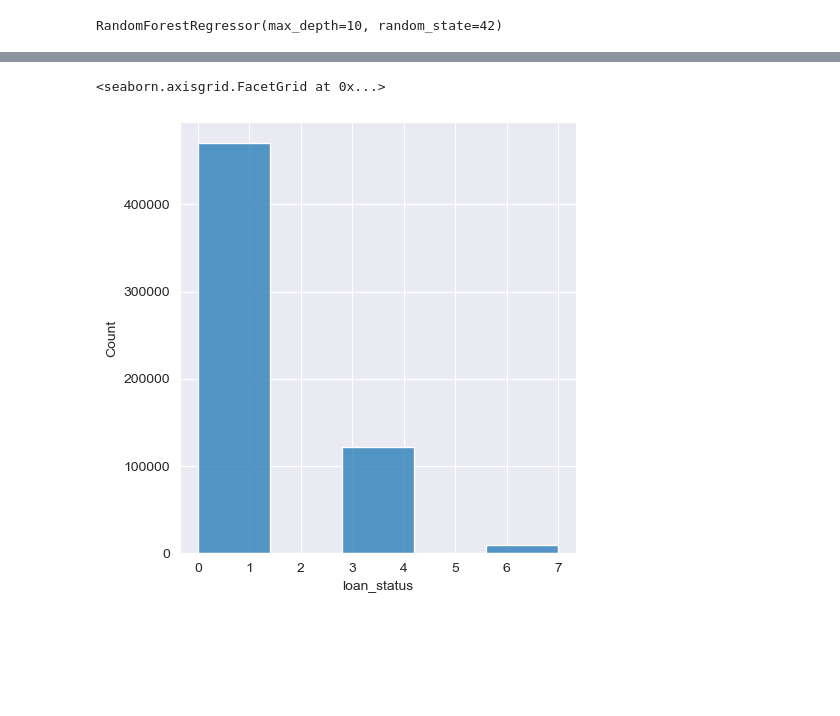
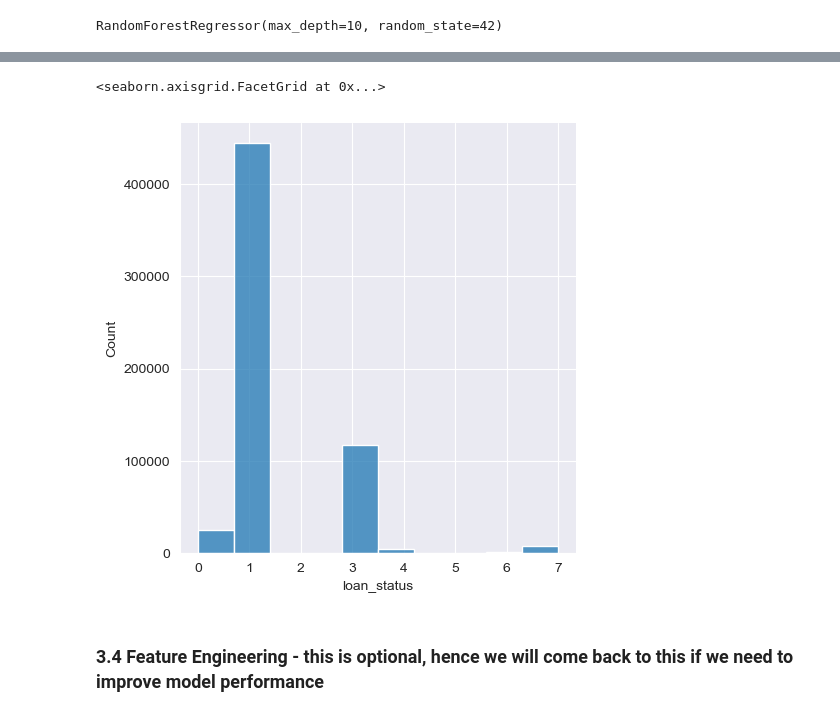
Before and after one commit to peterchettiar/credit-risk-modelling, a Jupyter notebook: CRM.ipynb, the cells around one changed output, grey strips where cells are left out. Cells and saved outputs as stored; diff of their text form; code cells hidden in the pictures; blank space fills up the shorter version.

```diff
--- a/CRM.ipynb
+++ b/CRM.ipynb
@@ -269,5 +288,9 @@ for col in train_X.columns:
-# %%
-sns.displot(train_y,bins=5)
-# %% [output]
-<seaborn.axisgrid.FacetGrid at 0x...>
-[figure, removed]
+# %%
+# plotting the distribution of the target variable
+
+sns.displot(train_y,bins=10)
+# %% [output]
+<seaborn.axisgrid.FacetGrid at 0x...>
+[figure, added]
+# %% [markdown]
+### 3.4 Feature Engineering - this is optional, hence we will come back to this if we need to improve model performance
```
Also changed, not shown: parts of 27 cells of this notebook.
